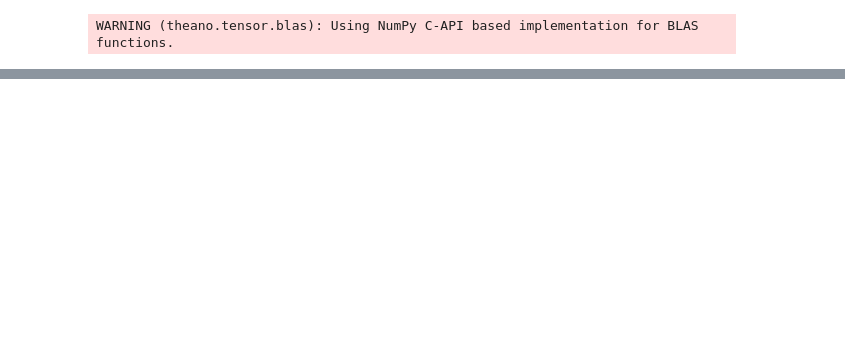
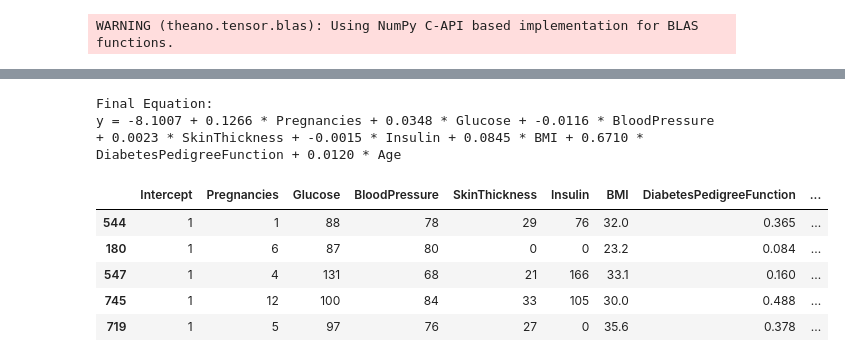
Before and after one commit to WillKoehrsen/eecs-491, a Jupyter notebook: assign/project/work/Bayesian Logistic Regression.ipynb, the cells around one changed output, grey strips where cells are left out. Drawn from its saved outputs; the diff is of its cells as text; code cells hidden in the pictures; blank space fills up the shorter version.

```diff
--- a/assign/project/work/Bayesian Logistic Regression.ipynb
+++ b/assign/project/work/Bayesian Logistic Regression.ipynb
@@ -143,0 +80,37 @@ plt.contourf(pc1, pc2, y)
+# %%
+def evaluate_trace(trace, data):
+    means_dict = {}
+    std_dict = {}
+
+    for var in trace.varnames:
+        means_dict[var] = np.mean(trace[var])
+        std_dict[var] = np.std(trace[var])
+
+    model = 'y = %0.4f + ' % np.mean(means_dict['Intercept'])
+
+    for var in data.columns:
+        model += '%0.4f * %s + ' % (means_dict[var], var)
+
+    model = ' '.join(model.split(' ')[:-2])
+    print('Final Equation: \n{}'.format(model))
+
+    return means_dict, std_dict
+# %%
+means_dict, std_dict = evaluate_trace(trace_log, X)
+# %% [output]
+Final Equation:
+y = -8.1007 + 0.1266 * Pregnancies + 0.0348 * Glucose + -0.0116 * BloodPressure + 0.0023 * SkinThickness + -0.0015 * Insulin + 0.0845 * BMI + 0.6710 * DiabetesPedigreeFunction + 0.0120 * Age
+# %%
+data = X_test.copy()
+data['Intercept'] = 1
+# %%
+data = data[list(means_dict.keys())]
+# %%
+data.head()
+# %% [output]
+|  | Intercept | Pregnancies | Glucose | BloodPressure | SkinThickness | Insulin | BMI | DiabetesPedigreeFunction | ... |
+| 544 | 1 | 1 | 88 | 78 | 29 | 76 | 32.0 | 0.365 | ... |
+| 180 | 1 | 6 | 87 | 80 | 0 | 0 | 23.2 | 0.084 | ... |
+| 547 | 1 | 4 | 131 | 68 | 21 | 166 | 33.1 | 0.160 | ... |
+| 745 | 1 | 12 | 100 | 84 | 33 | 105 | 30.0 | 0.488 | ... |
+| 719 | 1 | 5 | 97 | 76 | 27 | 0 | 35.6 | 0.378 | ... |
```
Also changed, not shown: parts of 45 cells of this notebook.
